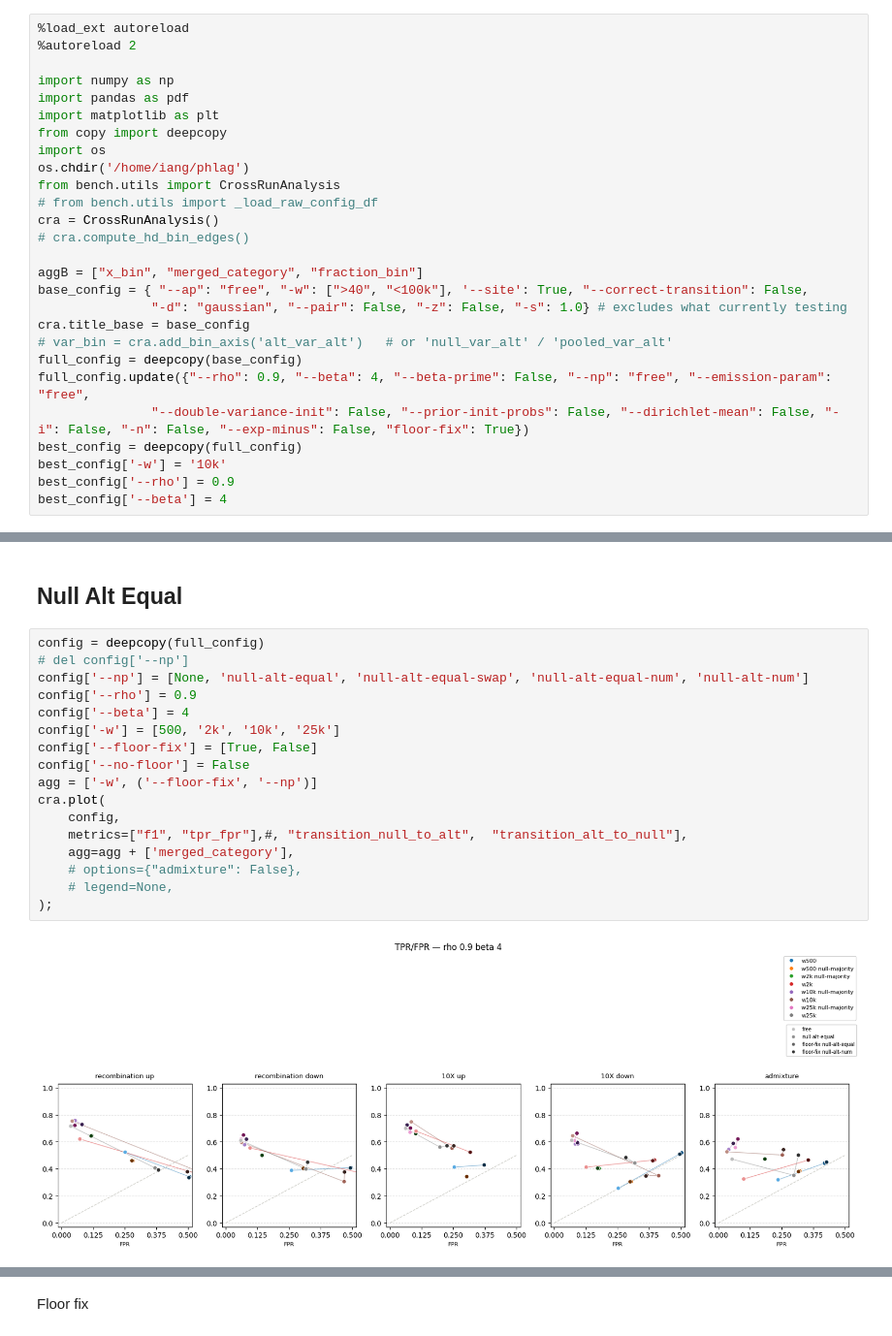
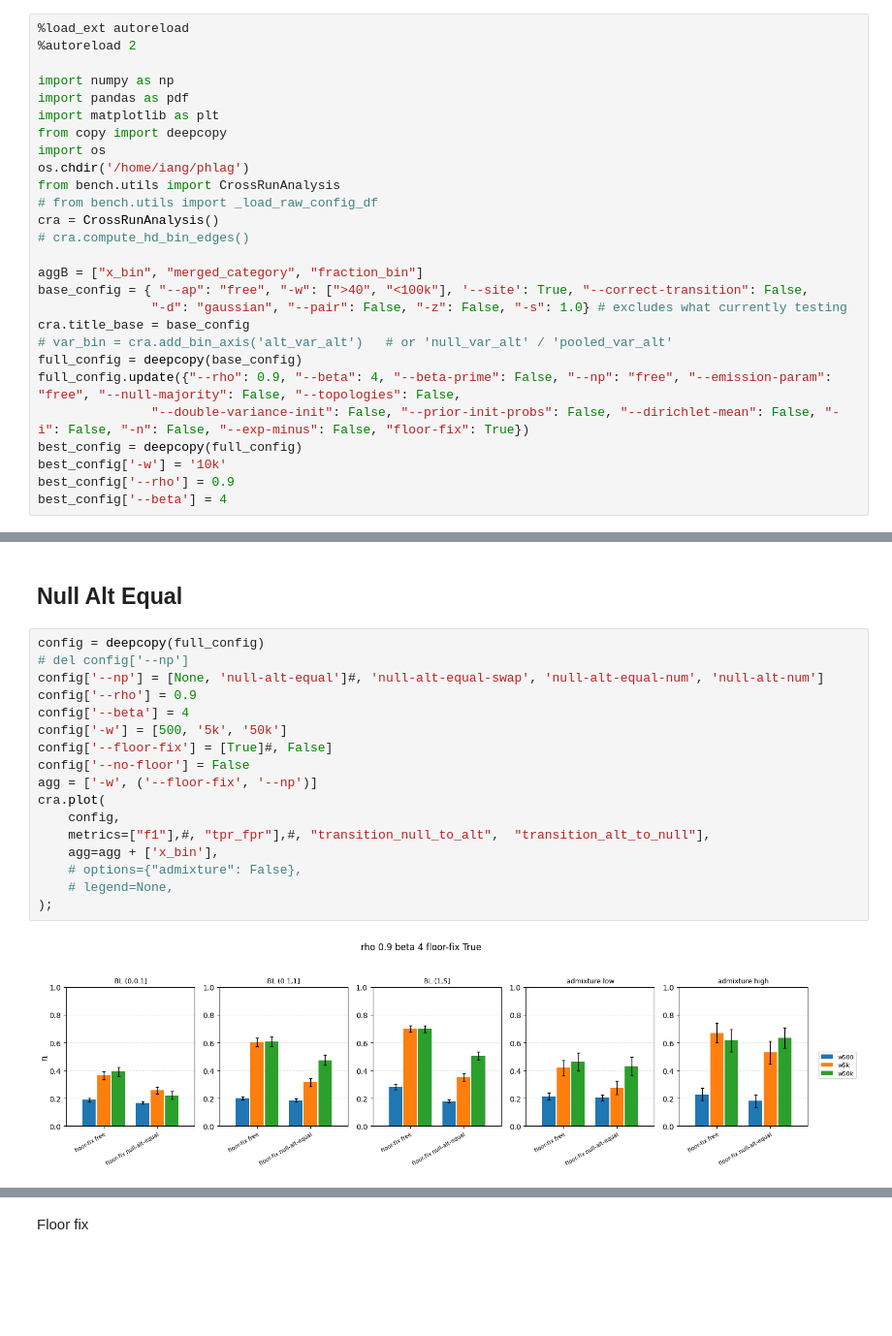
Before and after one commit to isaacangyu/phlag, a Jupyter notebook: bench/aggregate.ipynb, the cells around one changed output, grey strips where cells are left out. Shown at 97% size. Cells and saved outputs as stored; diff of their text form; blank space fills up the shorter version.

```diff
--- a/bench/aggregate.ipynb
+++ b/bench/aggregate.ipynb
@@ -21,7 +21,7 @@ base_config = { "--ap": "free", "-w": [">40", "<100k"], '--site': True, "--corre
 cra.title_base = base_config
 # var_bin = cra.add_bin_axis('alt_var_alt')   # or 'null_var_alt' / 'pooled_var_alt'
 full_config = deepcopy(base_config)
-full_config.update({"--rho": 0.9, "--beta": 4, "--beta-prime": False, "--np": "free", "--emission-param": "free",
+full_config.update({"--rho": 0.9, "--beta": 4, "--beta-prime": False, "--np": "free", "--emission-param": "free", "--null-majority": False, "--topologies": False,
                "--double-variance-init": False, "--prior-init-probs": False, "--dirichlet-mean": False, "-i": False, "-n": False, "--exp-minus": False, "floor-fix": True})
 best_config = deepcopy(full_config)
 best_config['-w'] = '10k'
@@ -300,19 +303,19 @@ cra.plot(config, metrics=['f1', 'tpr_fpr'], agg=agg)
 # %%
 config = deepcopy(full_config)
 # del config['--np']
-config['--np'] = [None, 'null-alt-equal', 'null-alt-equal-swap', 'null-alt-equal-num', 'null-alt-num']
+config['--np'] = [None, 'null-alt-equal']#, 'null-alt-equal-swap', 'null-alt-equal-num', 'null-alt-num']
 config['--rho'] = 0.9
 config['--beta'] = 4
-config['-w'] = [500, '2k', '10k', '25k']
-config['--floor-fix'] = [True, False]
+config['-w'] = [500, '5k', '50k']
+config['--floor-fix'] = [True]#, False]
 config['--no-floor'] = False
 agg = ['-w', ('--floor-fix', '--np')]
 cra.plot(
     config,
-    metrics=["f1", "tpr_fpr"],#, "transition_null_to_alt",  "transition_alt_to_null"],
-    agg=agg + ['merged_category'],
+    metrics=["f1"],#, "tpr_fpr"],#, "transition_null_to_alt",  "transition_alt_to_null"],
+    agg=agg + ['x_bin'],
     # options={"admixture": False},
     # legend=None,
 );
 # %% [output]
-[figure, old version]
+[figure, new version]
```
Also changed, not shown: parts of 4 cells of this notebook, 8 other files.
